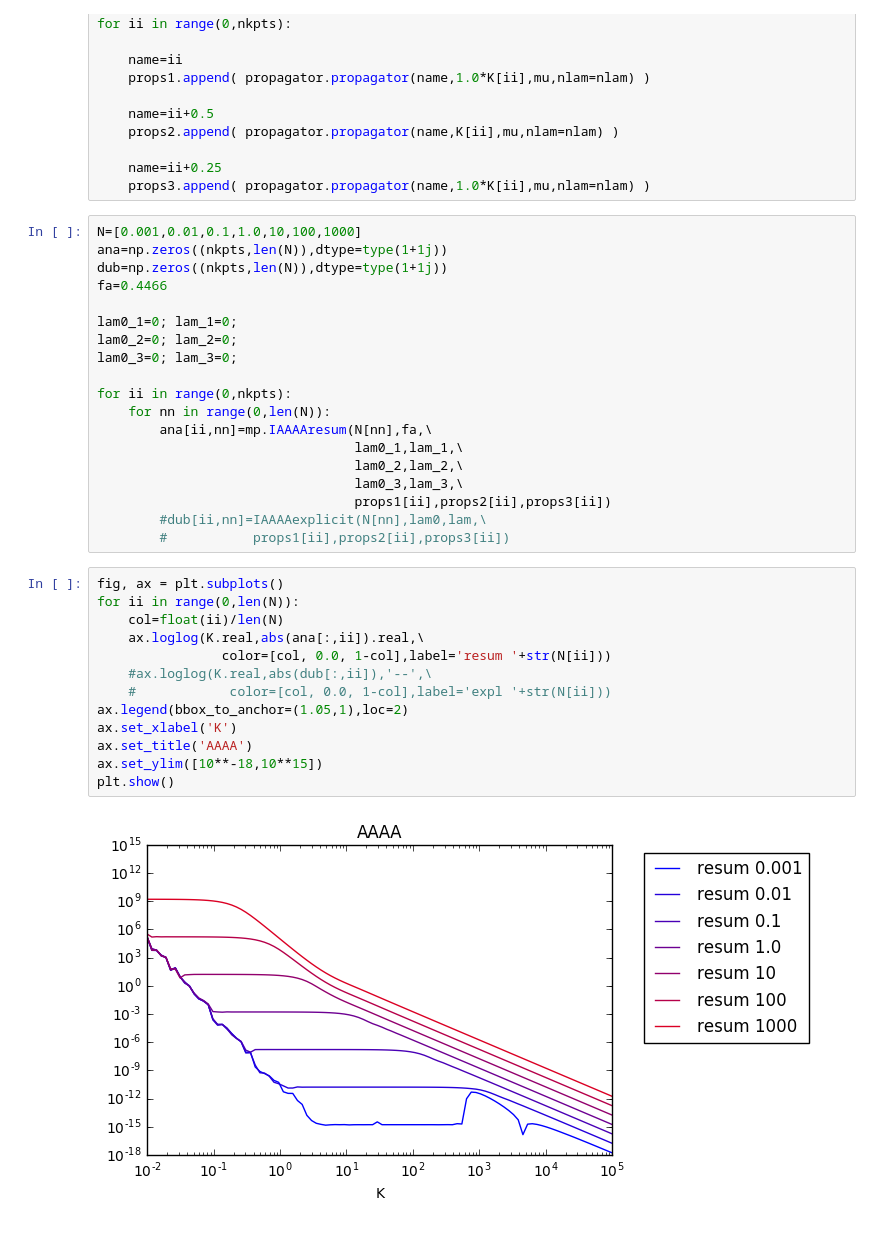
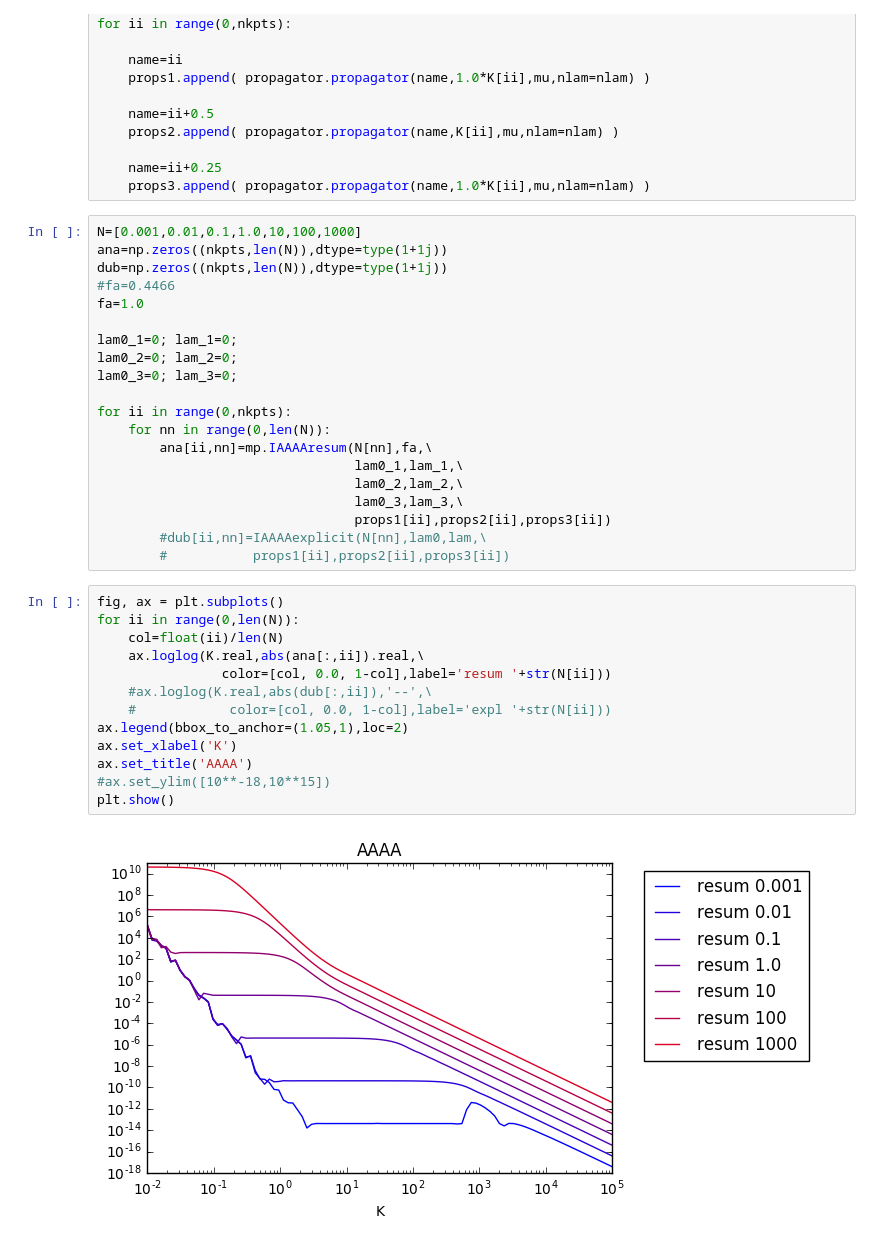
Before and after one commit to qmacAstanford/MultiPointCalculation, a Jupyter notebook: Example.ipynb, the cells around one changed output. Cells and saved outputs as stored; diff of their text form.

```diff
--- a/Example.ipynb
+++ b/Example.ipynb
@@ -100,7 +100,8 @@ for ii in range(0,nkpts):
 N=[0.001,0.01,0.1,1.0,10,100,1000]
 ana=np.zeros((nkpts,len(N)),dtype=type(1+1j))
 dub=np.zeros((nkpts,len(N)),dtype=type(1+1j))
-fa=0.4466
+#fa=0.4466
+fa=1.0
 
 lam0_1=0; lam_1=0;
 lam0_2=0; lam_2=0;
@@ -118,15 +119,15 @@ for ii in range(0,nkpts):
 # %%
 fig, ax = plt.subplots()
 for ii in range(0,len(N)):
     col=float(ii)/len(N)
     ax.loglog(K.real,abs(ana[:,ii]).real,\
                 color=[col, 0.0, 1-col],label='resum '+str(N[ii]))
     #ax.loglog(K.real,abs(dub[:,ii]),'--',\
     #            color=[col, 0.0, 1-col],label='expl '+str(N[ii]))
 ax.legend(bbox_to_anchor=(1.05,1),loc=2)
 ax.set_xlabel('K')
 ax.set_title('AAAA')
-ax.set_ylim([10**-18,10**15])
+#ax.set_ylim([10**-18,10**15])
 plt.show()
 # %% [output]
-[figure, old version]
+[figure, new version]
```
Also changed, not shown: parts of 3 cells of this notebook, 3 other files.
